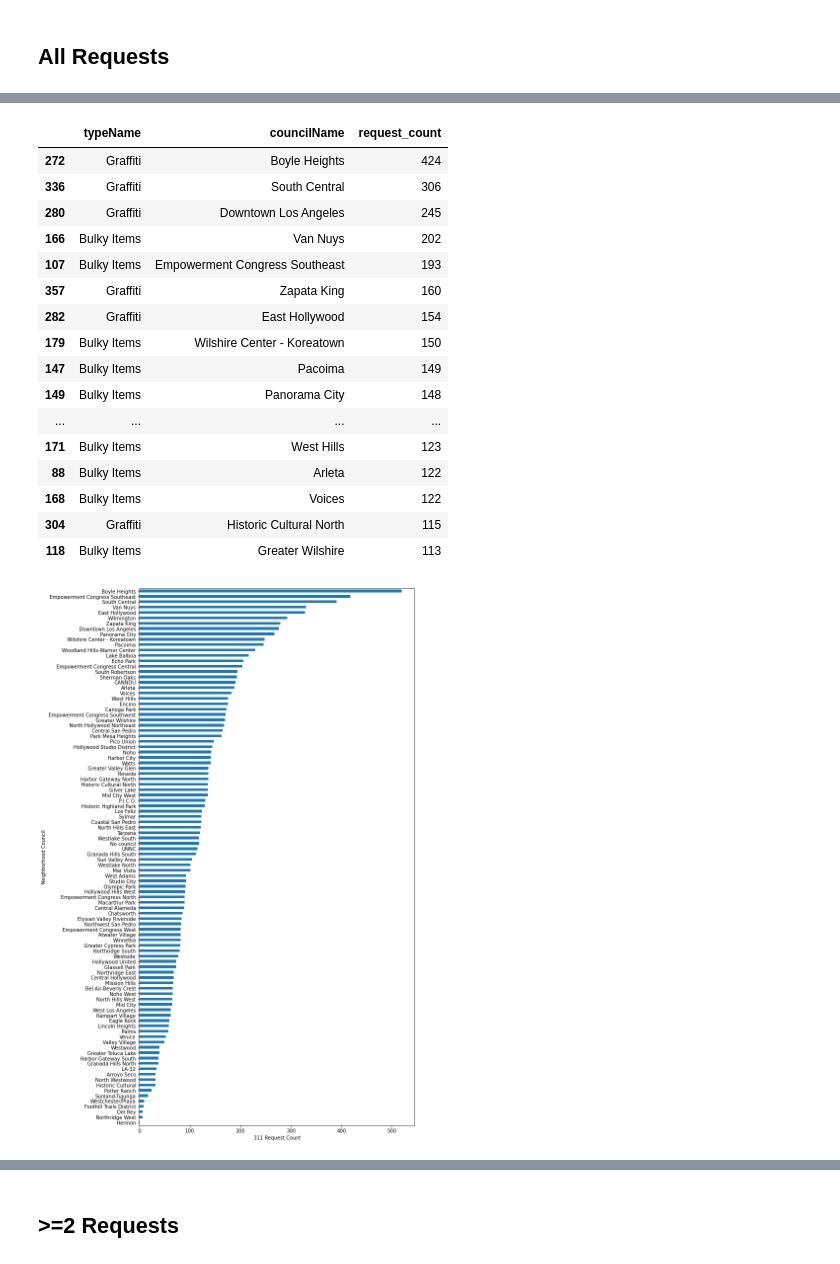
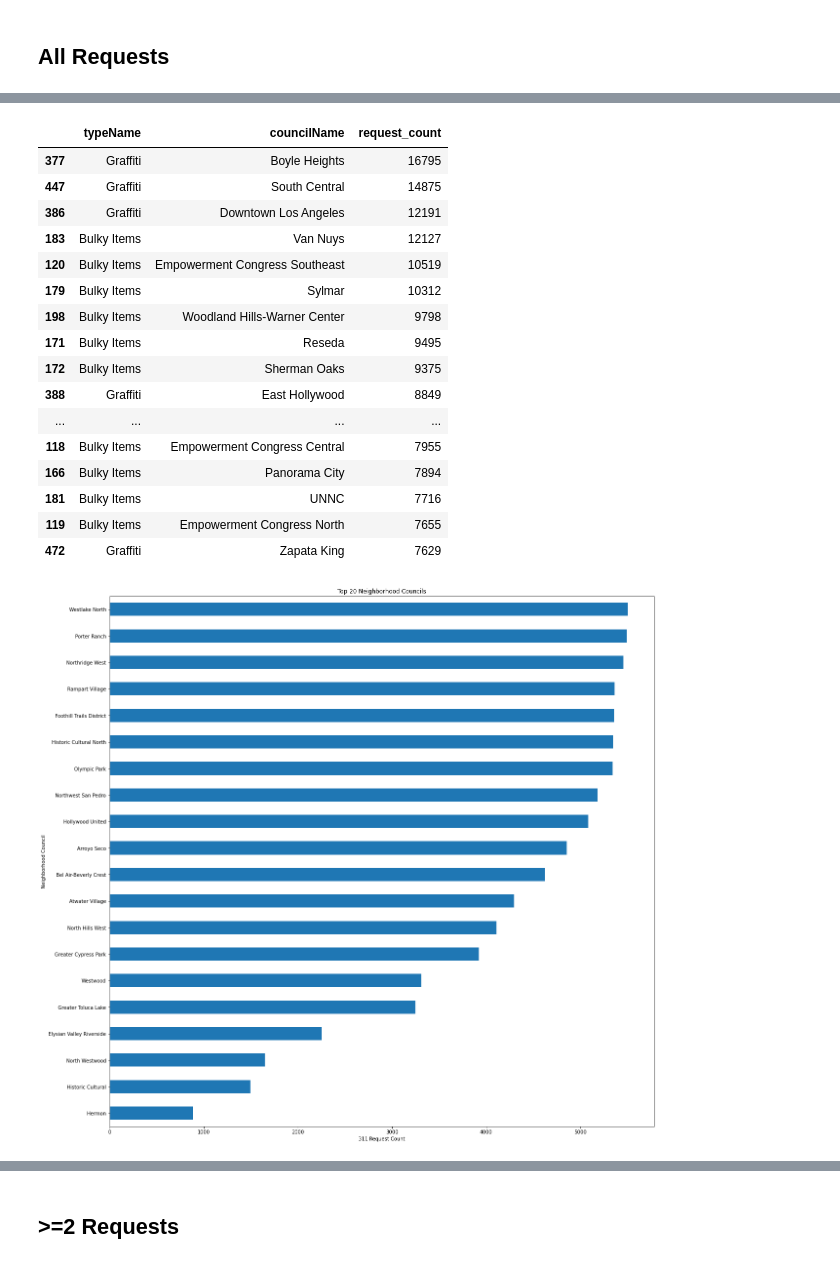
Before and after one commit to ajmachado42/Hack-for-LA-311-Data, a Jupyter notebook: I-1279/01_api_clean_eda.ipynb, the cells around one changed output, grey strips where cells are left out. Drawn from its saved outputs; the diff is of its cells as text; code cells hidden in the pictures.

```diff
--- a/I-1279/01_api_clean_eda.ipynb
+++ b/I-1279/01_api_clean_eda.ipynb
@@ -49,6 +52,6 @@ df_311_1000 = json_normalize(json_311)
 # %% [output]
 '\nurl = "https://data.lacity.org/resource/i5ke-k6by.json"\nreq = requests.get(url)\nprint(f\'Status: {req.status_code}\')\n\njson_311 = req.json()\ndf_311_1000 = json_normalize(json_311)\n'
 # %%
-# CMD LINE: python get_311_request_data_csv.py "2021-09-23" "2022-09-23"
-df_311_raw = pd.read_csv('./data/23Sept21_23Sept22_api.csv')
+# CMD LINE: python get_311_request_data_csv.py "2021-10-01" "2022-10-01"
+df_311_raw = pd.read_csv('./data/01Oct21_01Oct22_api.csv')
 df_311 = df_311_raw.copy()
@@ -210,29 +211,30 @@ type_nc_ct = df_311.groupby(['typeName', 'councilName'])['requestId'].agg('count
 type_nc_ct.sort_values(by = 'request_count', ascending = False).head(20)
 # %% [output]
 |  | typeName | councilName | request_count |
-| 272 | Graffiti | Boyle Heights | 424 |
-| 336 | Graffiti | South Central | 306 |
-| 280 | Graffiti | Downtown Los Angeles | 245 |
-| 166 | Bulky Items | Van Nuys | 202 |
-| 107 | Bulky Items | Empowerment Congress Southeast | 193 |
-| 357 | Graffiti | Zapata King | 160 |
-| 282 | Graffiti | East Hollywood | 154 |
-| 179 | Bulky Items | Wilshire Center - Koreatown | 150 |
-| 147 | Bulky Items | Pacoima | 149 |
-| 149 | Bulky Items | Panorama City | 148 |
+| 377 | Graffiti | Boyle Heights | 16795 |
+| 447 | Graffiti | South Central | 14875 |
+| 386 | Graffiti | Downtown Los Angeles | 12191 |
+| 183 | Bulky Items | Van Nuys | 12127 |
+| 120 | Bulky Items | Empowerment Congress Southeast | 10519 |
+| 179 | Bulky Items | Sylmar | 10312 |
+| 198 | Bulky Items | Woodland Hills-Warner Center | 9798 |
+| 171 | Bulky Items | Reseda | 9495 |
+| 172 | Bulky Items | Sherman Oaks | 9375 |
+| 388 | Graffiti | East Hollywood | 8849 |
 | ... | ... | ... | ... |
-| 171 | Bulky Items | West Hills | 123 |
-| 88 | Bulky Items | Arleta | 122 |
-| 168 | Bulky Items | Voices | 122 |
-| 304 | Graffiti | Historic Cultural North | 115 |
-| 118 | Bulky Items | Greater Wilshire | 113 |
+| 118 | Bulky Items | Empowerment Congress Central | 7955 |
+| 166 | Bulky Items | Panorama City | 7894 |
+| 181 | Bulky Items | UNNC | 7716 |
+| 119 | Bulky Items | Empowerment Congress North | 7655 |
+| 472 | Graffiti | Zapata King | 7629 |
 # %%
 # Bar chart for type of request counts for all requests
-plt.figure(figsize = (10,20))
-df_311['councilName'].value_counts().sort_values(ascending = True).plot(kind = 'barh')
+plt.figure(figsize = (20,20))
+df_311['councilName'].value_counts().sort_values(ascending = True).head(20).plot(kind = 'barh')
+plt.title('Top 20 Neighborhood Councils')
 plt.ylabel('Neighborhood Council')
 plt.xlabel('311 Request Count')
 plt.plot();
 # %% [output]
-[figure, old version]
+[figure, new version]
 # %%
```
Also changed, not shown: parts of 38 cells of this notebook, 3 other files.
